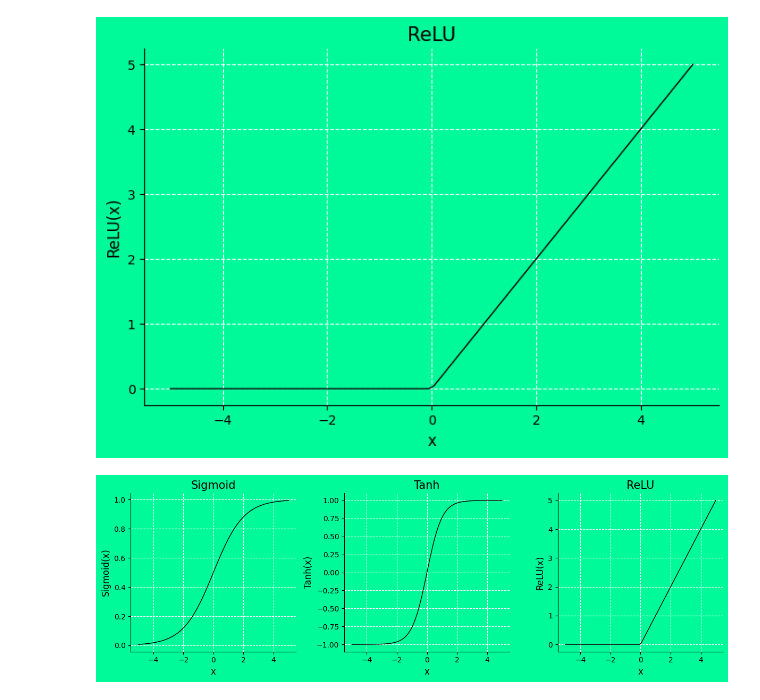
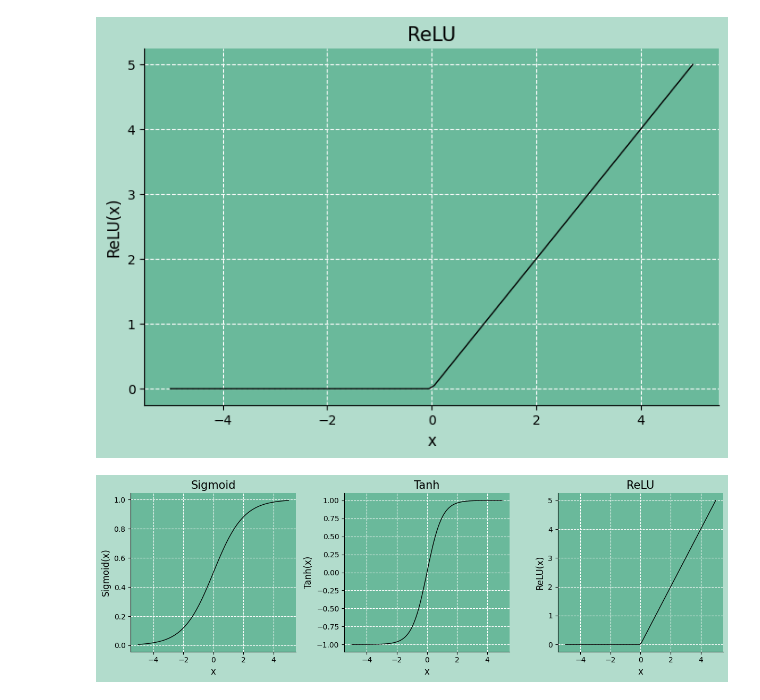
Before and after one commit to Hevenicio/CIIA, a Jupyter notebook: 04 - Classificador de Imagens com CNN/imgs/funcoes_ativacoes.ipynb, the cells around one changed output. Cells and saved outputs as stored; diff of their text form; code cells hidden in the pictures.

```diff
--- a/04 - Classificador de Imagens com CNN/imgs/funcoes_ativacoes.ipynb
+++ b/04 - Classificador de Imagens com CNN/imgs/funcoes_ativacoes.ipynb
@@ -15,39 +15,39 @@ def ReLU(x):
     return np.maximum(0, x)
 # %%
 # ... plota os valores da função ReLU
-fig, ax = plt.subplots(figsize=(8, 5), dpi=100, facecolor='#00FA9A')
+fig, ax = plt.subplots(figsize=(8, 5), dpi=100, facecolor="#B2DCCC")
 ax.plot(x, ReLU(x), color='k', lw=1)
 
 # Configurações do gráfico
 ax.set_title('ReLU', fontsize = 15, color = 'k')
-ax.set_facecolor('#00FA9A')
+ax.set_facecolor("#6AB99B")
 ax.grid(True, color = 'white', lw = 0.8, linestyle = '--')
 ax.set_xlabel('x', fontsize = 12)
 ax.set_ylabel('ReLU(x)', fontsize = 12)
 ax.spines[['top', 'right']].set_visible(False)
 # %% [output]
-[figure, old version]
+[figure, new version]
 # %%
-fig, ax = plt.subplots(1, 3, figsize = (12, 4), dpi = 100, facecolor = '#00FA9A')
+fig, ax = plt.subplots(1, 3, figsize = (12, 4), dpi = 100, facecolor = '#B2DCCC')
 
 # ----- Lista de funções -----
 ativacoes = [
     (Sigmoid, 'Sigmoid', 'Sigmoid(x)'),
     (Tanh, 'Tanh', 'Tanh(x)'),
     (ReLU, 'ReLU', 'ReLU(x)')
 ]
 
 # ----- Plotando -----
 for i, (func, nome, ylabel) in enumerate(ativacoes):
     ax[i].plot(x, func(x), color = 'k', lw = 1)
     ax[i].set_title(nome, fontsize = 15, color = 'k')
     ax[i].set_xlabel('x', fontsize = 12)
     ax[i].set_ylabel(ylabel, fontsize = 12)
-    ax[i].set_facecolor('#00FA9A')
+    ax[i].set_facecolor('#6AB99B')
     ax[i].grid(True, color = 'white', lw = 0.8, linestyle = '--')
     ax[i].spines[['top', 'right']].set_visible(False)
 
 # ----- Ajustes finais -----
 plt.tight_layout()
 # %% [output]
-[figure, old version]
+[figure, new version]
```
Also changed, not shown: 2 other files.
